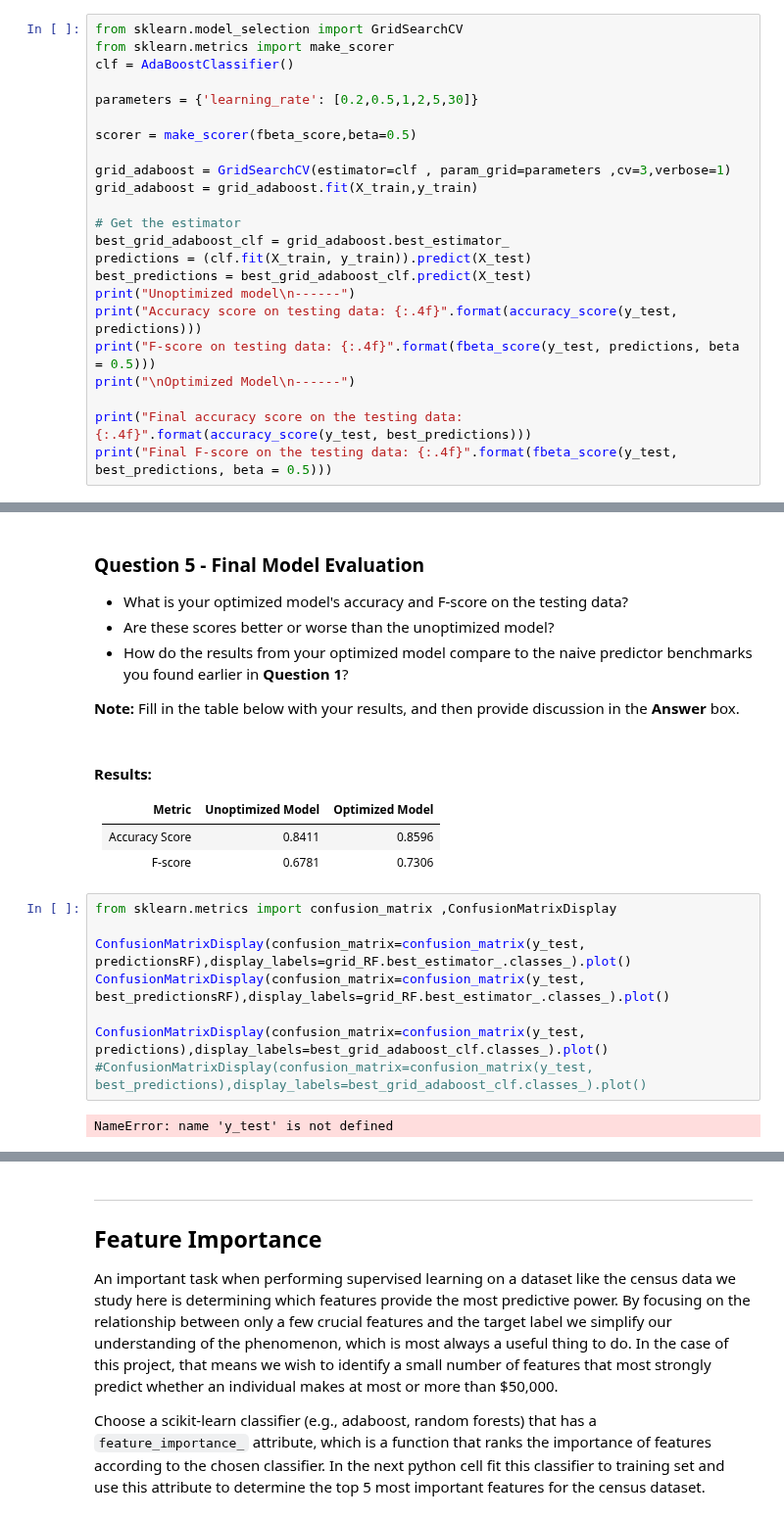
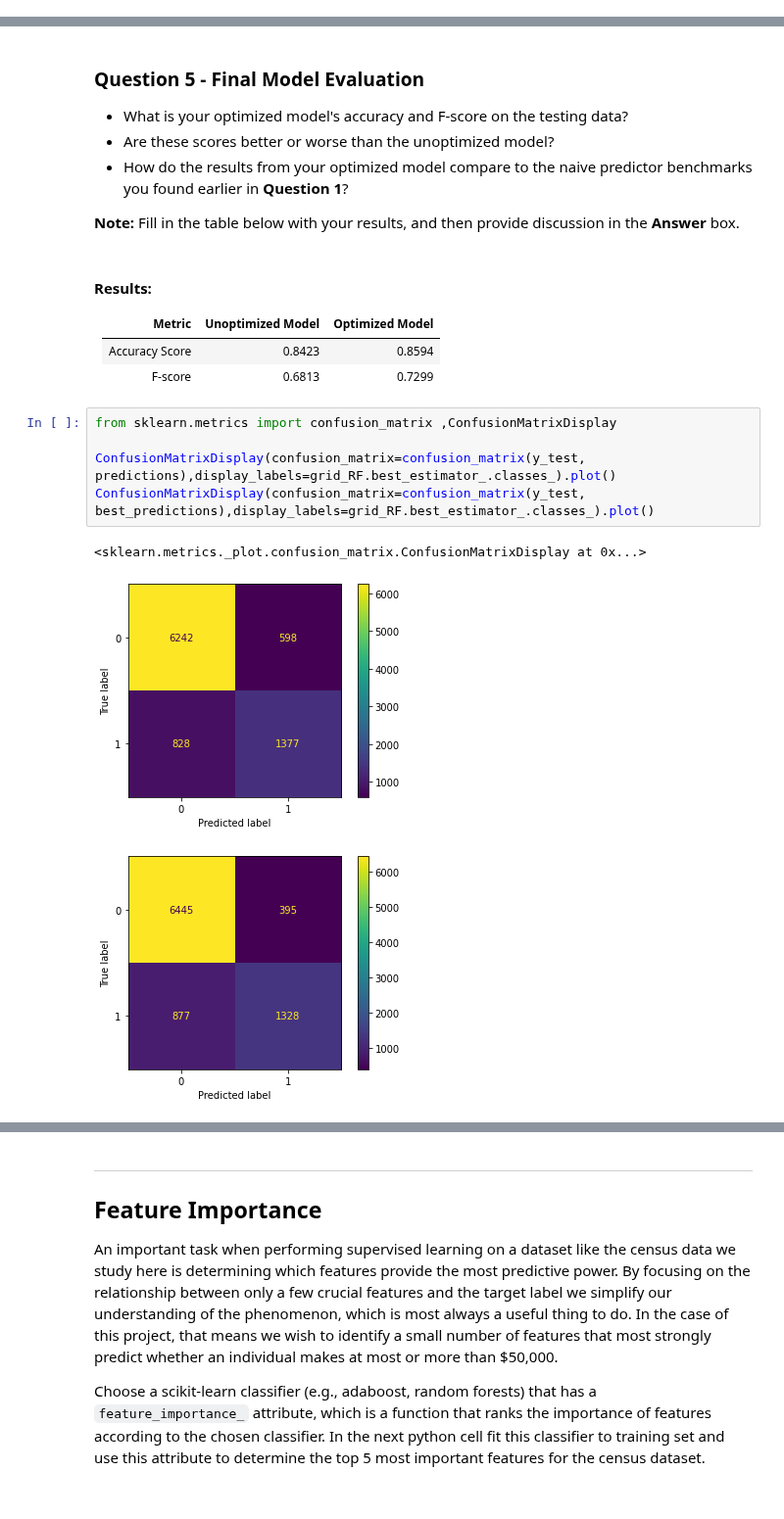
Before and after one commit to YazanShawakha/finding_donors, a Jupyter notebook: finding_donors.ipynb, the cells around one changed output, grey strips where cells are left out. Shown at 98% size. Cells and saved outputs as stored; diff of their text form.

```diff
--- a/finding_donors.ipynb
+++ b/finding_donors.ipynb
@@ -712,23 +698,0 @@ Final F-score on the testing data: 0.7294
-# %%
-from sklearn.model_selection import GridSearchCV
-from sklearn.metrics import make_scorer
-clf = AdaBoostClassifier()
-
-parameters = {'learning_rate': [0.2,0.5,1,2,5,30]}
-
-scorer = make_scorer(fbeta_score,beta=0.5)
-
-grid_adaboost = GridSearchCV(estimator=clf , param_grid=parameters ,cv=3,verbose=1)
-grid_adaboost = grid_adaboost.fit(X_train,y_train)
-
-# Get the estimator
-best_grid_adaboost_clf = grid_adaboost.best_estimator_
-predictions = (clf.fit(X_train, y_train)).predict(X_test)
-best_predictions = best_grid_adaboost_clf.predict(X_test)
-print("Unoptimized model\n------")
-print("Accuracy score on testing data: {:.4f}".format(accuracy_score(y_test, predictions)))
-print("F-score on testing data: {:.4f}".format(fbeta_score(y_test, predictions, beta = 0.5)))
-print("\nOptimized Model\n------")
-
-print("Final accuracy score on the testing data: {:.4f}".format(accuracy_score(y_test, best_predictions)))
-print("Final F-score on the testing data: {:.4f}".format(fbeta_score(y_test, best_predictions, beta = 0.5)))
@@ -756,18 +709,17 @@ Final F-score on the testing data: 0.7246
 
 |     Metric     | Unoptimized Model  | Optimized Model |
 | :------------: | :---------------:  | :-------------: |
-| Accuracy Score |       0.8411       |    0.8596       |
-| F-score        |       0.6781       |    0.7306       |
+| Accuracy Score |       0.8423       |    0.8594       |
+| F-score        |       0.6813       |    0.7299       |
 # %%
 from sklearn.metrics import confusion_matrix ,ConfusionMatrixDisplay
 
-ConfusionMatrixDisplay(confusion_matrix=confusion_matrix(y_test, predictionsRF),display_labels=grid_RF.best_estimator_.classes_).plot()
-ConfusionMatrixDisplay(confusion_matrix=confusion_matrix(y_test, best_predictionsRF),display_labels=grid_RF.best_estimator_.classes_).plot()
-
-ConfusionMatrixDisplay(confusion_matrix=confusion_matrix(y_test, predictions),display_labels=best_grid_adaboost_clf.classes_).plot()
-#ConfusionMatrixDisplay(confusion_matrix=confusion_matrix(y_test, best_predictions),display_labels=best_grid_adaboost_clf.classes_).plot()
+ConfusionMatrixDisplay(confusion_matrix=confusion_matrix(y_test, predictions),display_labels=grid_RF.best_estimator_.classes_).plot()
+ConfusionMatrixDisplay(confusion_matrix=confusion_matrix(y_test, best_predictions),display_labels=grid_RF.best_estimator_.classes_).plot()
 # %% [output]
-NameError: name 'y_test' is not defined
+<sklearn.metrics._plot.confusion_matrix.ConfusionMatrixDisplay at 0x...>
+[figure, added]
+[figure, added]
 # %% [markdown]
 **Answer:**
 the optimized RF model has almost similar accuracy , however it has higher F-Score
```
Also changed, not shown: parts of 11 cells of this notebook, 1 other file.
